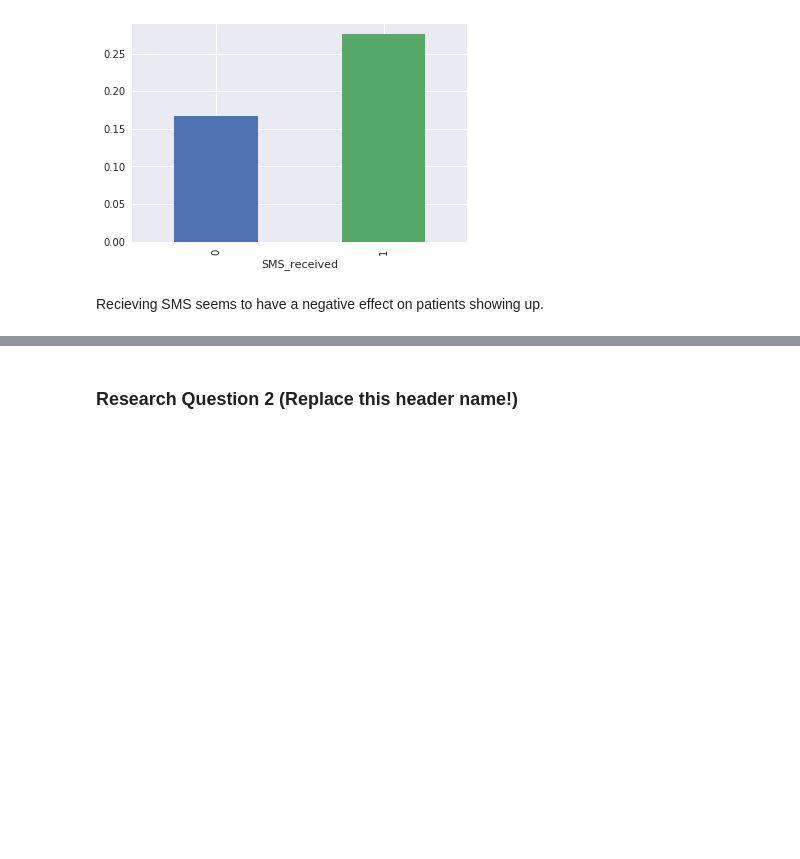
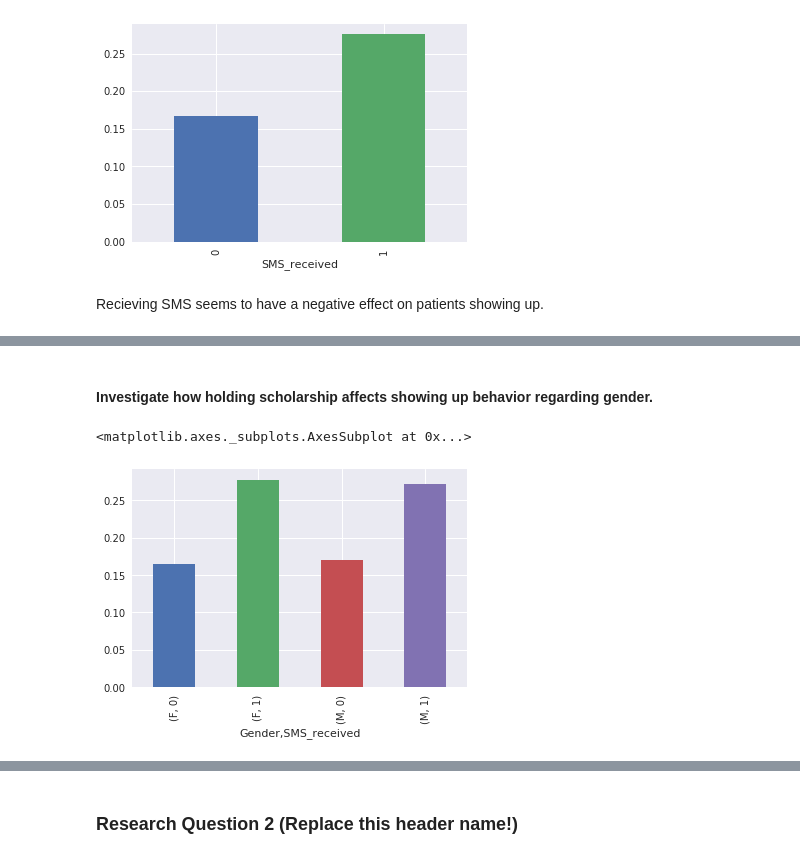
Before and after one commit to yagmurdalman/investigate-a-data-set, a Jupyter notebook: no_show_appointments.ipynb, the cells around one changed output, grey strips where cells are left out. Saved outputs shown, nothing was run; the diff lists cells and outputs as text; code cells hidden in the pictures; blank space fills up the shorter version.

```diff
--- a/no_show_appointments.ipynb
+++ b/no_show_appointments.ipynb
@@ -379,0 +375,7 @@ Recieving SMS seems to have a negative effect on patients showing up.
+# %% [markdown]
+#### Investigate how holding scholarship affects showing up behavior regarding gender.
+# %%
+df.groupby(['Gender', 'SMS_received']).No_show.mean().plot(kind='bar')
+# %% [output]
+<matplotlib.axes._subplots.AxesSubplot at 0x...>
+[figure, added]
```
Also changed, not shown: parts of 18 cells of this notebook, 1 other file.
